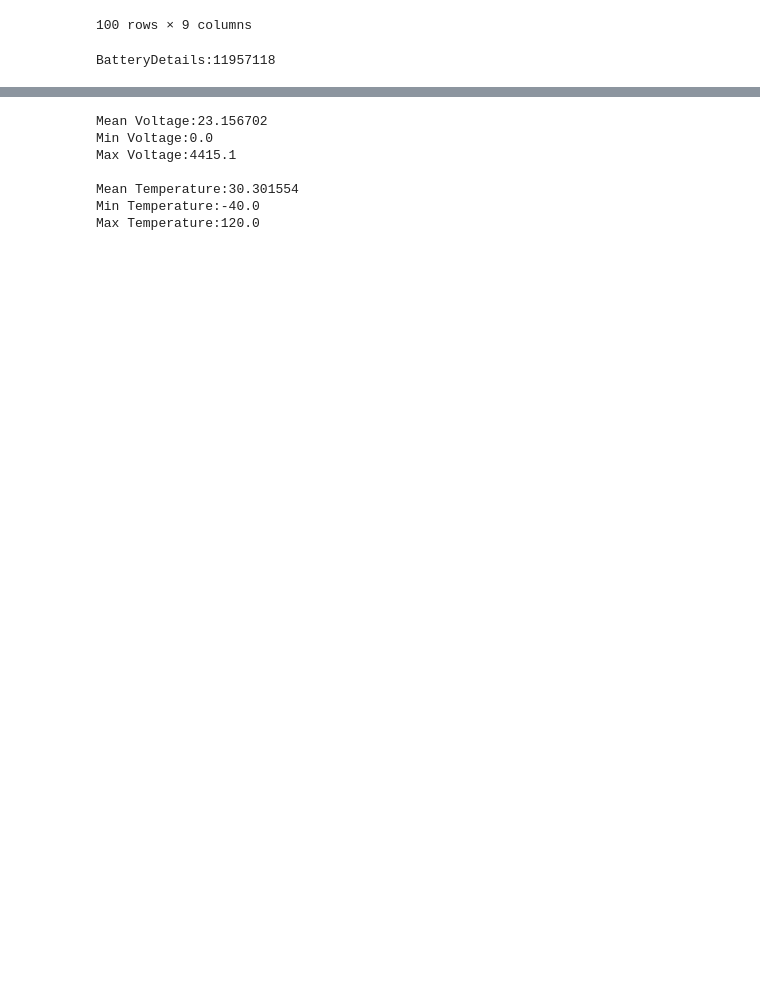
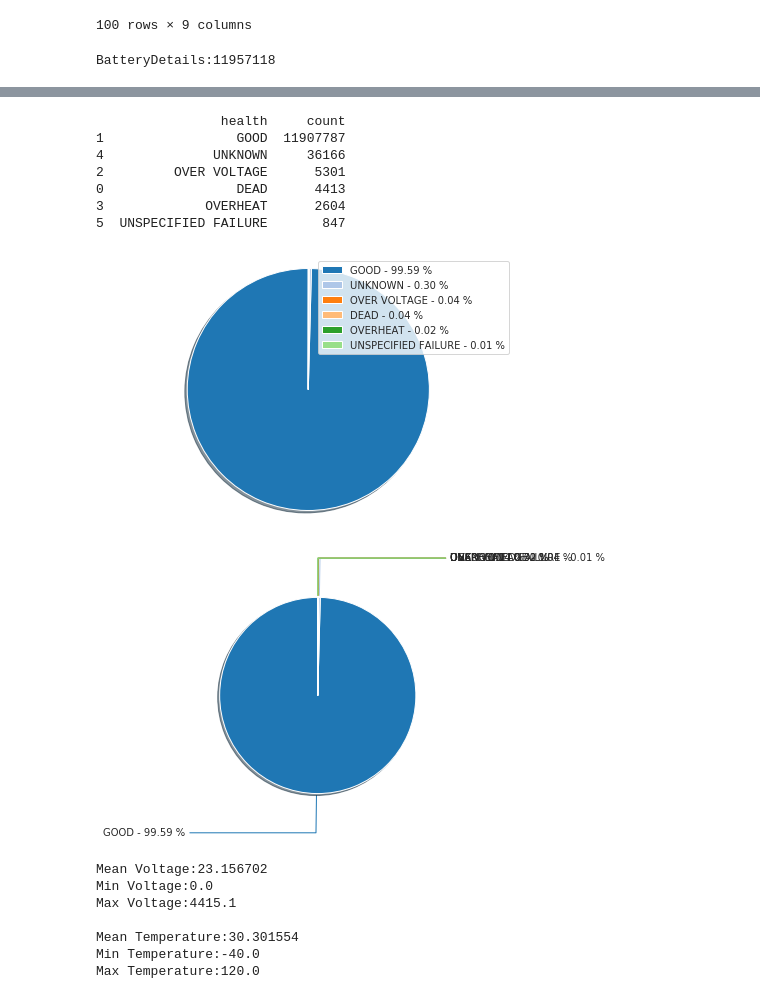
Before and after one commit to greenhub-project/notebooks, a Jupyter notebook: notebooks/QueryBatteryDetails.ipynb, the cells around one changed output, grey strips where cells are left out. Saved outputs shown, nothing was run; the diff lists cells and outputs as text; code cells hidden in the pictures; blank space fills up the shorter version.

```diff
--- a/notebooks/QueryBatteryDetails.ipynb
+++ b/notebooks/QueryBatteryDetails.ipynb
@@ -156,8 +109,17 @@ NameError: name 'dfChargerGB' is not defined
 # %%
 print(dfHealthGB)
 
 pieOthers(dfHealthGB['health'], dfHealthGB['count'],0)
-pieOthers2(dfHealthGB['health'], dfHealthGB['count'],0)
+# %% [output]
+                health     count
+1                 GOOD  11907787
+4              UNKNOWN     36166
+2         OVER VOLTAGE      5301
+0                 DEAD      4413
+3             OVERHEAT      2604
+5  UNSPECIFIED FAILURE       847
+[figure, added]
+[figure, added]
 # %%
 dfVoltageMean = df['voltage'].mean()
 dfVoltageMin = df['voltage'].min()
```
Also changed, not shown: parts of 3 cells of this notebook, 17 other files.
